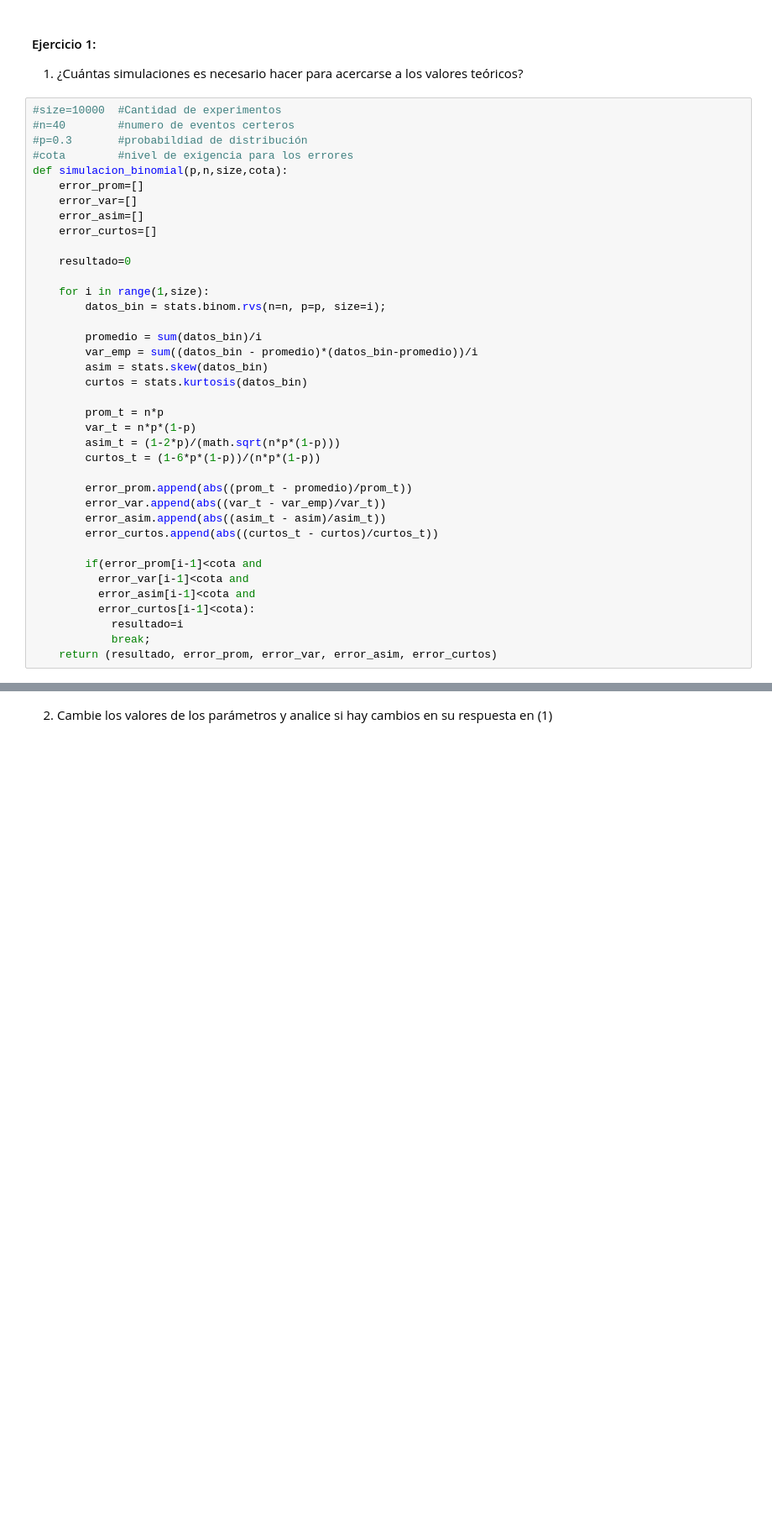
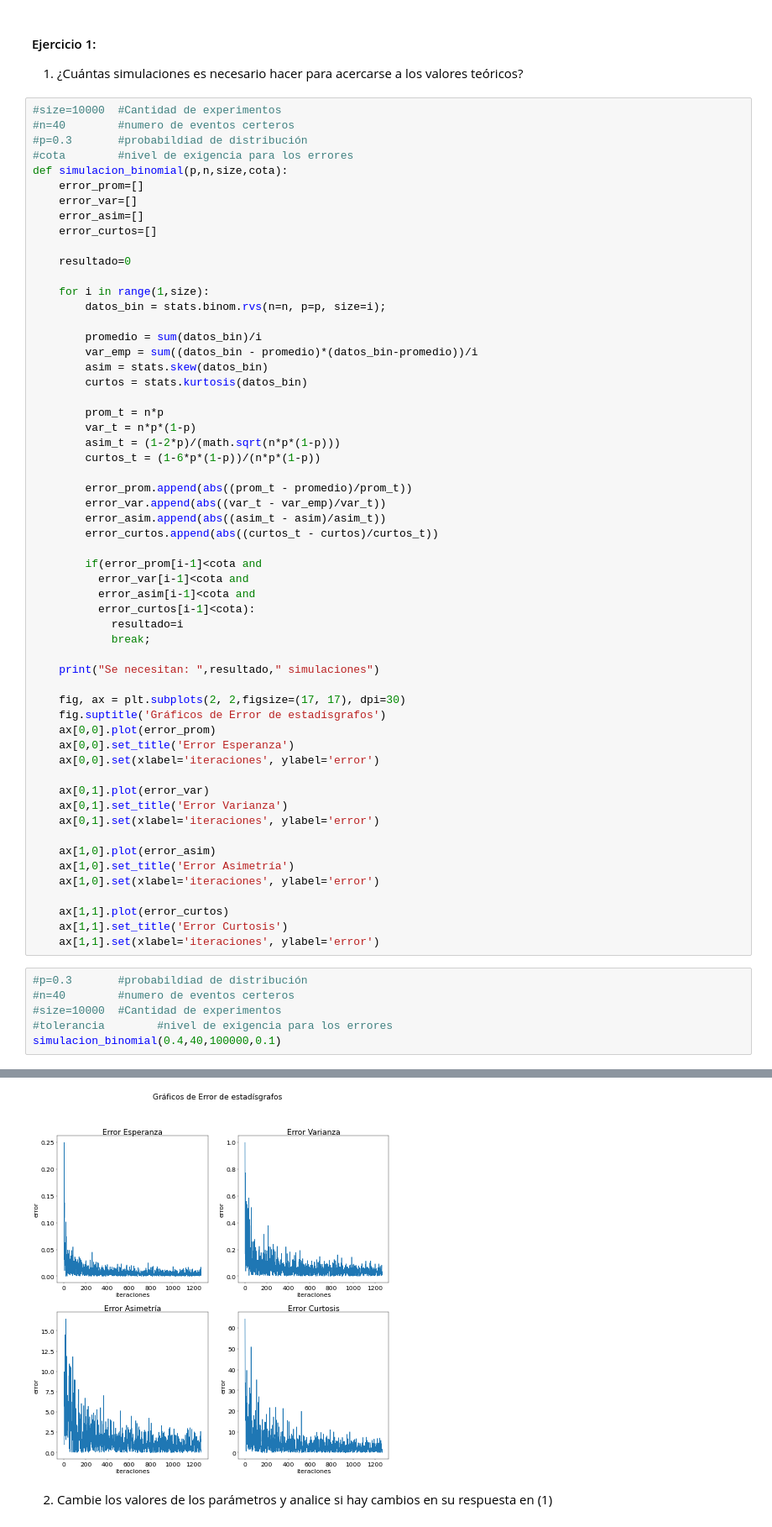
Before and after one commit to estebantejeda/INFO274, a Jupyter notebook: lab2/Laboratorio2.ipynb, the cells around one changed output, grey strips where cells are left out. Shown at 84% size. Saved outputs shown, nothing was run; the diff lists cells and outputs as text; blank space fills up the shorter version.

Commit message:
Ejercicio 1 terminado con Binomial, corregido

```diff
--- a/lab2/Laboratorio2.ipynb
+++ b/lab2/Laboratorio2.ipynb
@@ -161,4 +161,30 @@ def simulacion_binomial(p,n,size,cota):
           error_curtos[i-1]<cota):
             resultado=i
             break;
-    return (resultado, error_prom, error_var, error_asim, error_curtos)
+
+    print("Se necesitan: ",resultado," simulaciones")
+
+    fig, ax = plt.subplots(2, 2,figsize=(17, 17), dpi=30)
+    fig.suptitle('Gráficos de Error de estadísgrafos')
+    ax[0,0].plot(error_prom)
+    ax[0,0].set_title('Error Esperanza')
+    ax[0,0].set(xlabel='iteraciones', ylabel='error')
+
+    ax[0,1].plot(error_var)
+    ax[0,1].set_title('Error Varianza')
+    ax[0,1].set(xlabel='iteraciones', ylabel='error')
+
+    ax[1,0].plot(error_asim)
+    ax[1,0].set_title('Error Asimetría')
+    ax[1,0].set(xlabel='iteraciones', ylabel='error')
+
+    ax[1,1].plot(error_curtos)
+    ax[1,1].set_title('Error Curtosis')
+    ax[1,1].set(xlabel='iteraciones', ylabel='error')
+# %%
+#p=0.3       #probabildiad de distribución
+#n=40        #numero de eventos certeros
+#size=10000  #Cantidad de experimentos
+#tolerancia        #nivel de exigencia para los errores
+simulacion_binomial(0.4,40,100000,0.1)
+# %% [output]
@@ -165,2 +192,3 @@ def simulacion_binomial(p,n,size,cota):
+[figure, added]
 # %% [markdown]
 2) Cambie los valores de los parámetros y analice si hay cambios en su respuesta en (1)
```
Also changed, not shown: parts of 7 cells of this notebook.
